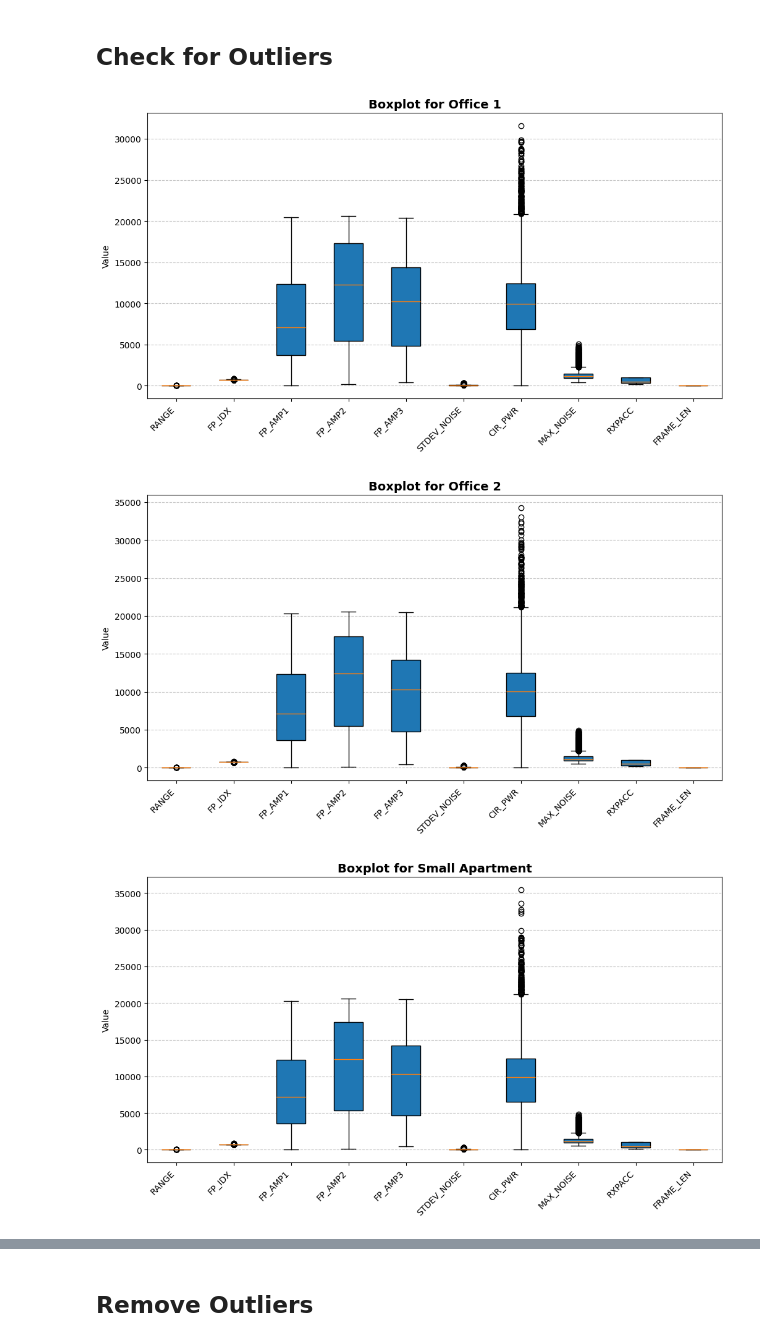
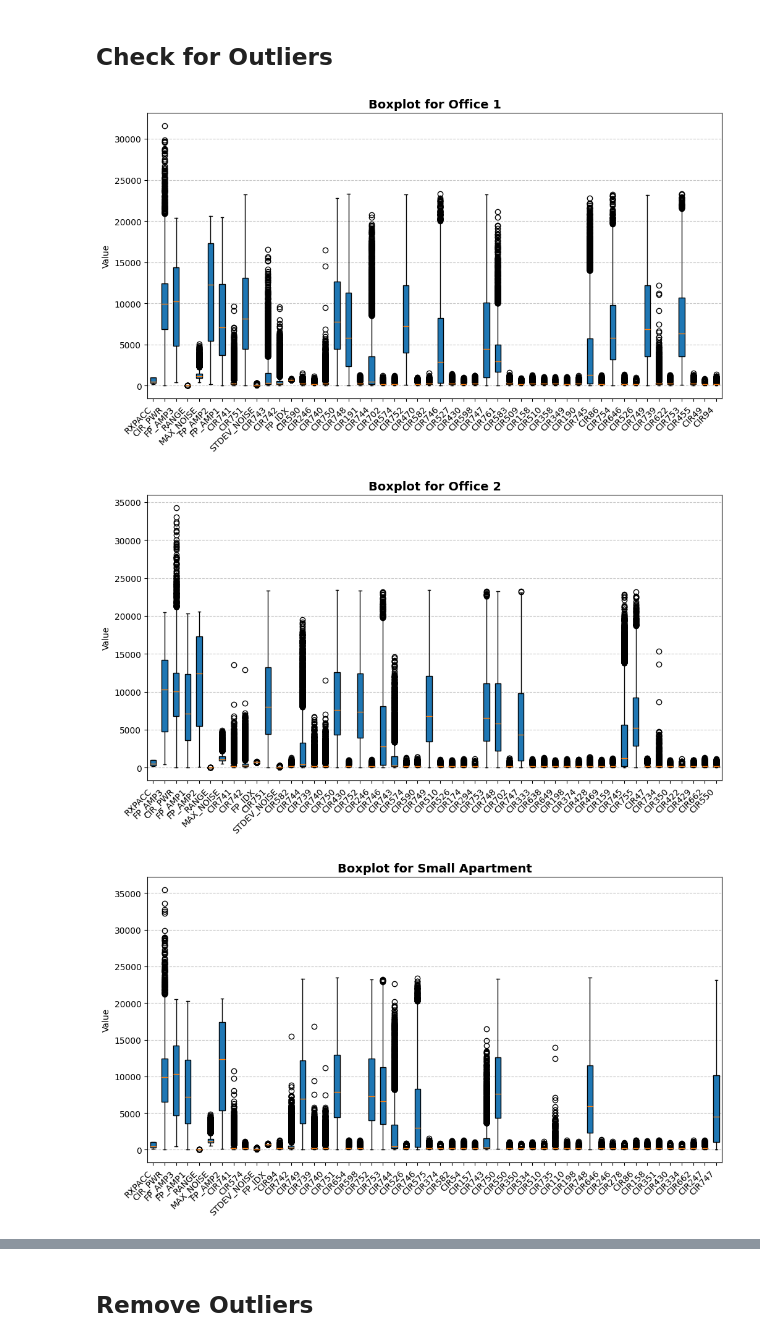
Before and after one commit to jl-sit-cs/CSC3105-DataAnalytics, a Jupyter notebook: Project/code/DataPrep.ipynb, the cells around one changed output, grey strips where cells are left out. Saved outputs shown, nothing was run; the diff lists cells and outputs as text; code cells hidden in the pictures.

```diff
--- a/Project/code/DataPrep.ipynb
+++ b/Project/code/DataPrep.ipynb
@@ -215,24 +262,25 @@ CIR1015  1.000000
 # %% [markdown]
 ## Check for Outliers
 # %%
-columns_to_check = [
-    "RANGE", "FP_IDX", "FP_AMP1", "FP_AMP2", "FP_AMP3",
-    "STDEV_NOISE", "CIR_PWR", "MAX_NOISE", "RXPACC",
-    "FRAME_LEN"
-]
+# columns_to_check = [
+#     "RANGE", "FP_IDX", "FP_AMP1", "FP_AMP2", "FP_AMP3",
+#     "STDEV_NOISE", "CIR_PWR", "MAX_NOISE", "RXPACC",
+#     "FRAME_LEN"
+# ]
 
 for idx, df in enumerate(df_array): #Loop through each columns inside each df
+    columns_to_check = df.columns[:-1] #Get all columns except the last column
     plt.figure(figsize=(12, 6)) #Create a 12x6 figure for the plot
     plt.boxplot(df[columns_to_check], vert=True, patch_artist=True) #Create a boxplot for columns
 
 
     plt.xticks(range(1, len(columns_to_check) + 1), columns_to_check, rotation=45, ha="right") #Configuring x label
     plt.title(f"Boxplot for {dataset_names[idx]}", fontsize=14, fontweight="bold") #Add a title
     plt.ylabel("Value") #Add y label
     plt.grid(axis='y', linestyle='--', alpha=0.7) #Add grid to the plot
 
     plt.show()
 # %% [output]
-[figure, old version]
+[figure, new version]
-[figure, old version]
+[figure, new version]
-[figure, old version]
+[figure, new version]
```
Also changed, not shown: parts of 8 cells of this notebook.
